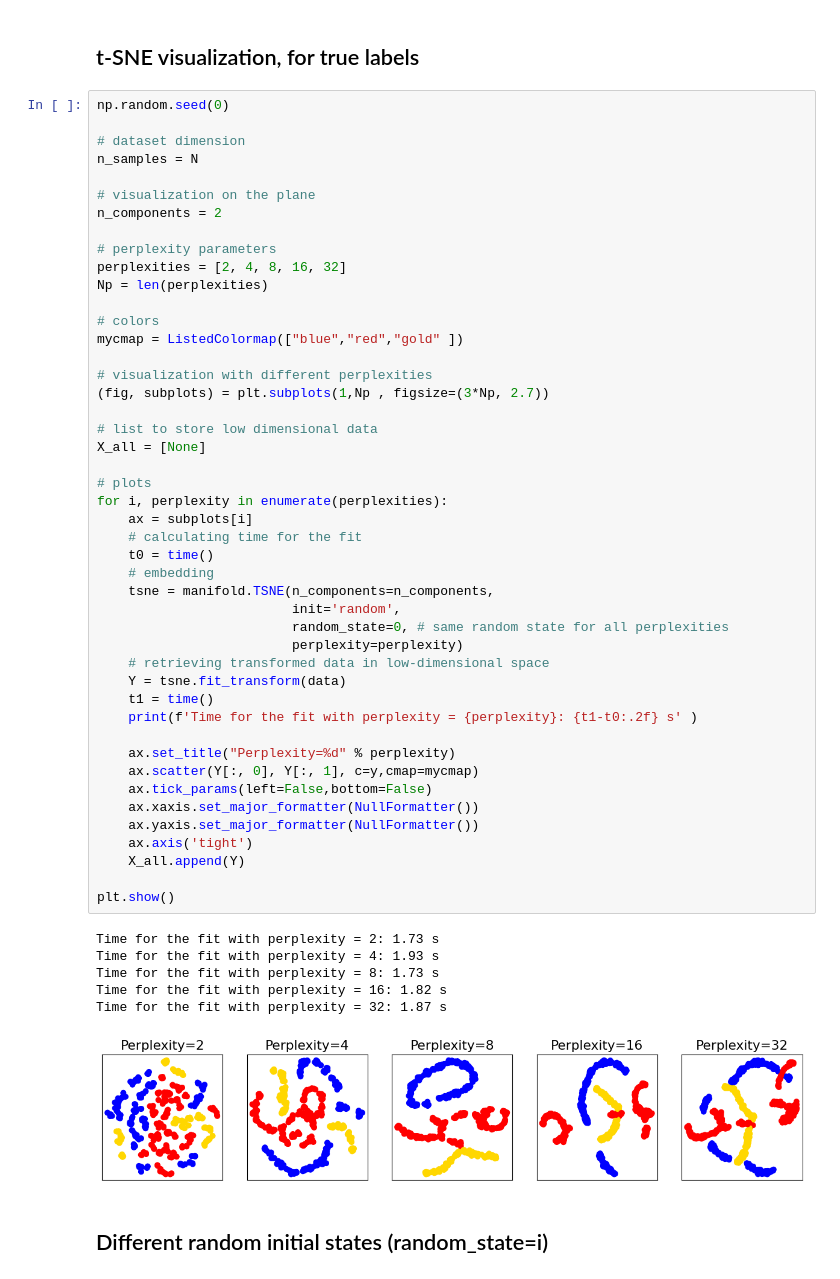
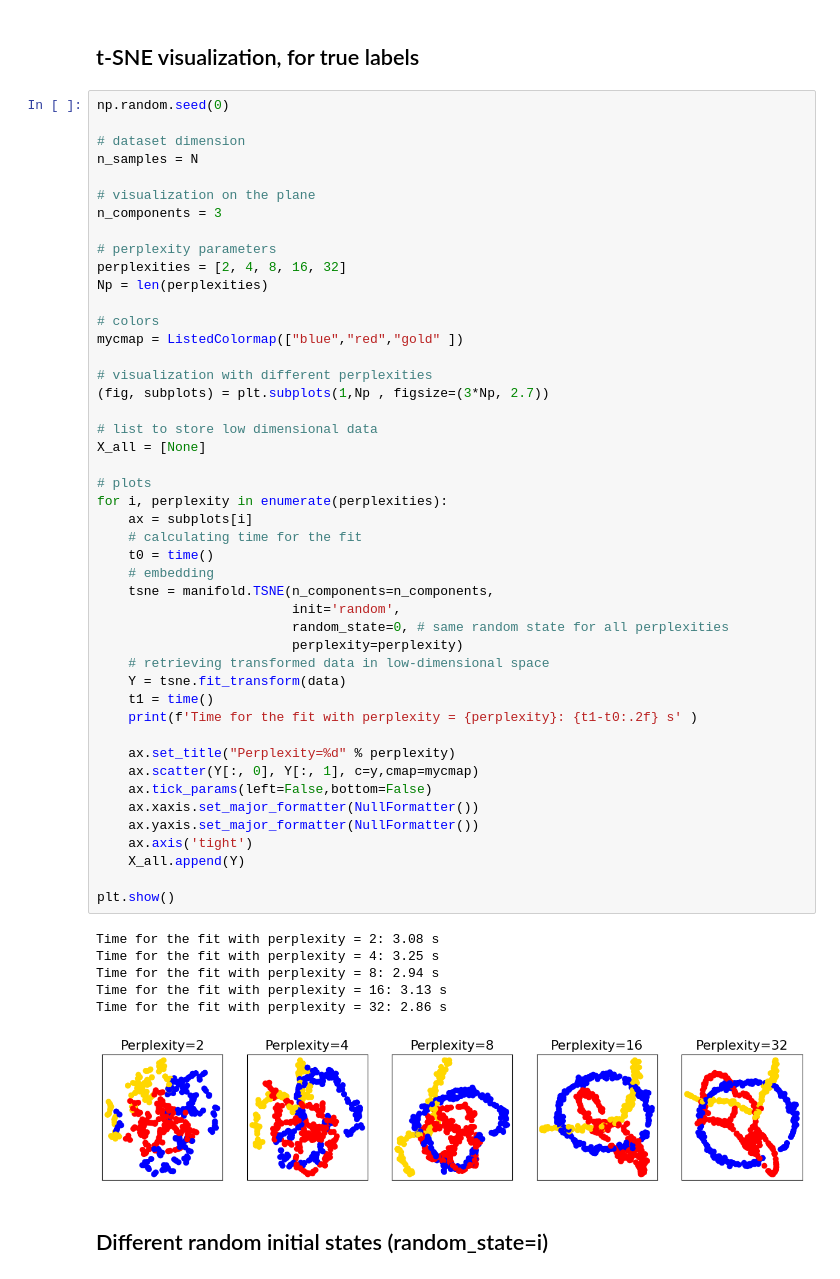
Before and after one commit to giuliadoda/LCP_mod_B, a Jupyter notebook: Ex2/group2406_exercise02.ipynb, the cells around one changed output. Saved outputs shown, nothing was run; the diff lists cells and outputs as text.

```diff
--- a/Ex2/group2406_exercise02.ipynb
+++ b/Ex2/group2406_exercise02.ipynb
@@ -87,7 +87,7 @@ np.random.seed(0)
 n_samples = N
 
 # visualization on the plane
-n_components = 2
+n_components = 3
 
 # perplexity parameters
 perplexities = [2, 4, 8, 16, 32]
@@ -100,39 +100,39 @@ mycmap = ListedColormap(["blue","red","gold" ])
 (fig, subplots) = plt.subplots(1,Np , figsize=(3*Np, 2.7))
 
 # list to store low dimensional data
 X_all = [None]
 
 # plots
 for i, perplexity in enumerate(perplexities):
     ax = subplots[i]
     # calculating time for the fit
     t0 = time()
     # embedding
     tsne = manifold.TSNE(n_components=n_components,
                          init='random',
                          random_state=0, # same random state for all perplexities
                          perplexity=perplexity)
     # retrieving transformed data in low-dimensional space
     Y = tsne.fit_transform(data)
     t1 = time()
     print(f'Time for the fit with perplexity = {perplexity}: {t1-t0:.2f} s' )
 
     ax.set_title("Perplexity=%d" % perplexity)
     ax.scatter(Y[:, 0], Y[:, 1], c=y,cmap=mycmap)
     ax.tick_params(left=False,bottom=False)
     ax.xaxis.set_major_formatter(NullFormatter())
     ax.yaxis.set_major_formatter(NullFormatter())
     ax.axis('tight')
     X_all.append(Y)
 
 plt.show()
 # %% [output]
-Time for the fit with perplexity = 2: 1.73 s
-Time for the fit with perplexity = 4: 1.93 s
-Time for the fit with perplexity = 8: 1.73 s
-Time for the fit with perplexity = 16: 1.82 s
-Time for the fit with perplexity = 32: 1.87 s
+Time for the fit with perplexity = 2: 3.08 s
+Time for the fit with perplexity = 4: 3.25 s
+Time for the fit with perplexity = 8: 2.94 s
+Time for the fit with perplexity = 16: 3.13 s
+Time for the fit with perplexity = 32: 2.86 s
-[figure, old version]
+[figure, new version]
 # %% [markdown]
 ## Different random initial states (random_state=i)
 # %%
```
Also changed, not shown: parts of 8 cells of this notebook.
